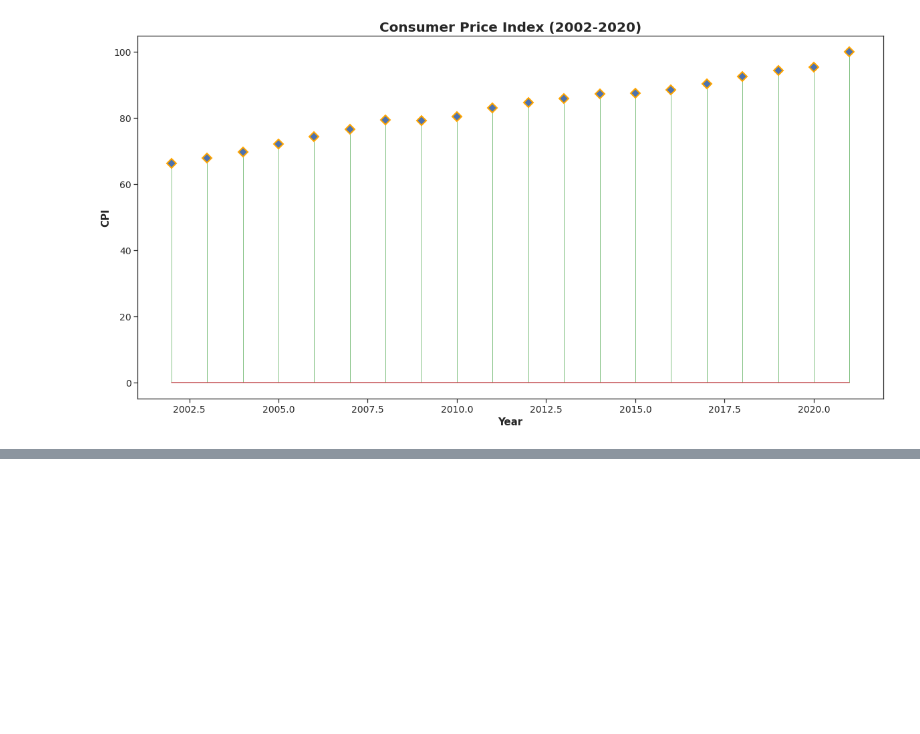
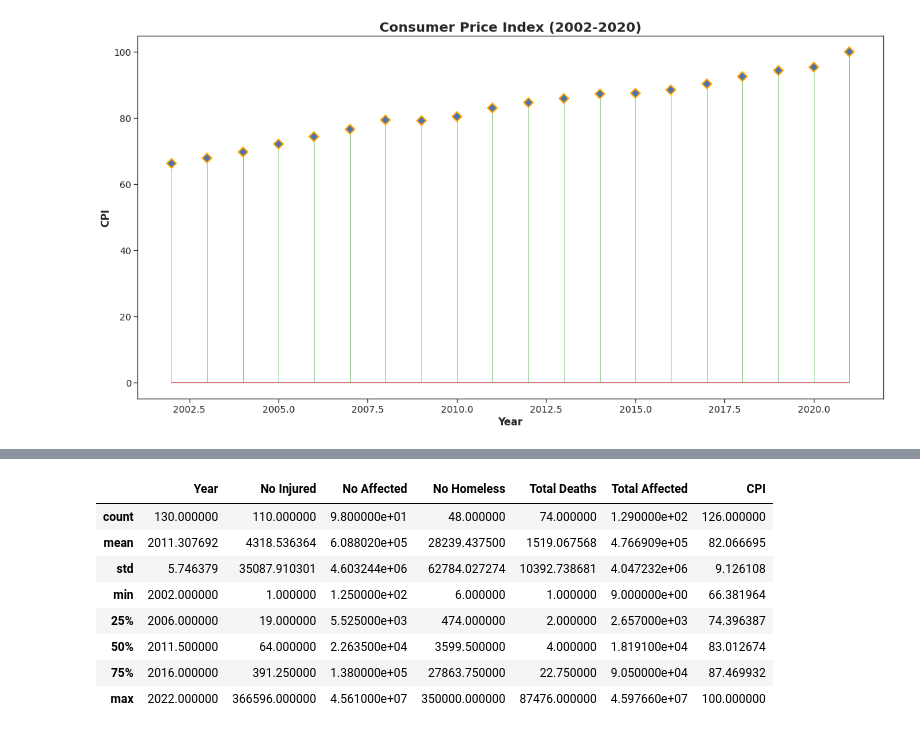
Before and after one commit to luzmarie-fer/DataAnalytics, a Jupyter notebook: Visual Codes.ipynb, the cells around one changed output, grey strips where cells are left out. Drawn from its saved outputs; the diff is of its cells as text; code cells hidden in the pictures; blank space fills up the shorter version.

```diff
--- a/Visual Codes.ipynb
+++ b/Visual Codes.ipynb
@@ -146,0 +165,12 @@ plt.show()
+# %%
+df.describe()
+# %% [output]
+|  | Year | No Injured | No Affected | No Homeless | Total Deaths | Total Affected | CPI |
+| count | 130.000000 | 110.000000 | 9.800000e+01 | 48.000000 | 74.000000 | 1.290000e+02 | 126.000000 |
+| mean | 2011.307692 | 4318.536364 | 6.088020e+05 | 28239.437500 | 1519.067568 | 4.766909e+05 | 82.066695 |
+| std | 5.746379 | 35087.910301 | 4.603244e+06 | 62784.027274 | 10392.738681 | 4.047232e+06 | 9.126108 |
+| min | 2002.000000 | 1.000000 | 1.250000e+02 | 6.000000 | 1.000000 | 9.000000e+00 | 66.381964 |
+| 25% | 2006.000000 | 19.000000 | 5.525000e+03 | 474.000000 | 2.000000 | 2.657000e+03 | 74.396387 |
+| 50% | 2011.500000 | 64.000000 | 2.263500e+04 | 3599.500000 | 4.000000 | 1.819100e+04 | 83.012674 |
+| 75% | 2016.000000 | 391.250000 | 1.380000e+05 | 27863.750000 | 22.750000 | 9.050000e+04 | 87.469932 |
+| max | 2022.000000 | 366596.000000 | 4.561000e+07 | 350000.000000 | 87476.000000 | 4.597660e+07 | 100.000000 |
```
Also changed, not shown: parts of 4 cells of this notebook.
